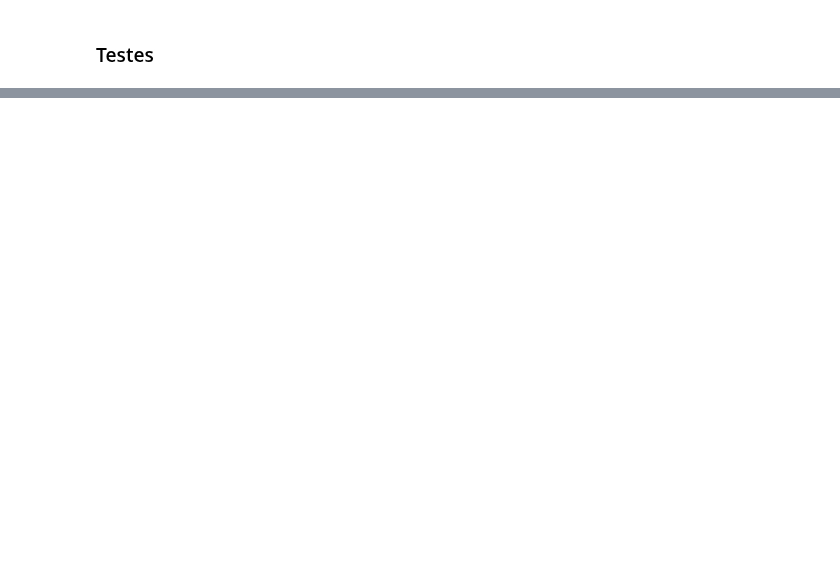
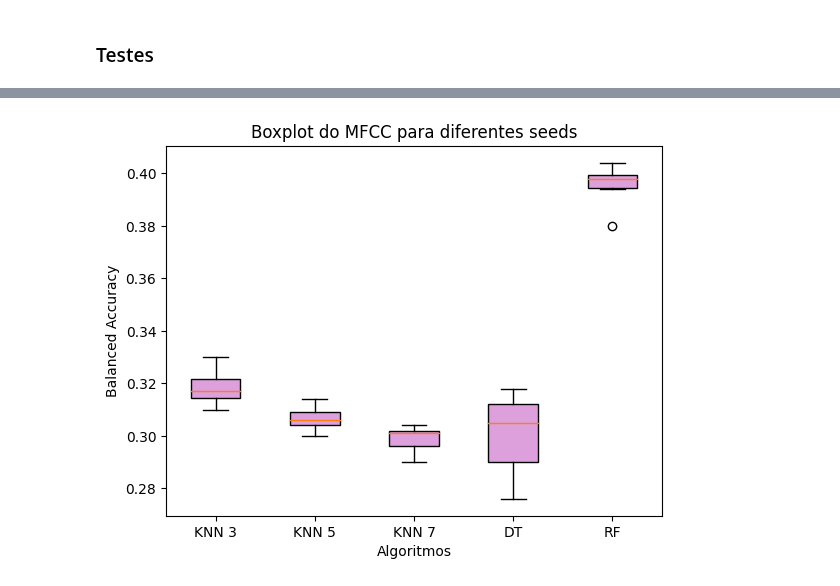
Before and after one commit to andryll/MGR-IC, a Jupyter notebook: codes/MGR.ipynb, the cells around one changed output, grey strips where cells are left out. Drawn from its saved outputs; the diff is of its cells as text; code cells hidden in the pictures; blank space fills up the shorter version.

```diff
--- a/codes/MGR.ipynb
+++ b/codes/MGR.ipynb
@@ -403,15 +297,0 @@ dfmfcc
-# %%
-knnscores3 = []
-knnscores5 = []
-knnscores7 = []
-dtscores = []
-rfscores = []
-seeds = [14, 42, 60, 87, 113, 156, 211, 456, 917, 1001]
-
-for seed in seeds:
-  knnscores3.append(elbowKNN([dfmfcc], n_neigh = 3, seed = seed))
-  knnscores5.append(elbowKNN([dfmfcc], n_neigh = 5, seed = seed))
-  knnscores7.append(elbowKNN([dfmfcc], n_neigh = 7, seed = seed))
-
-  dtscores.append(elbowTree([dfmfcc], seed = seed))
-  rfscores.append(elbowRF([dfmfcc], seed = seed))
@@ -431 +319,24 @@ boxplot.append(rf)
+# %%
+#Plotando o boxplot
+
+boxplot = []
+boxplot.append((np.array(knnscores3).flatten()).tolist())
+boxplot.append((np.array(knnscores5).flatten()).tolist())
+boxplot.append((np.array(knnscores7).flatten()).tolist())
+boxplot.append((np.array(dtscores).flatten()).tolist())
+boxplot.append((np.array(rfscores).flatten()).tolist())
+
+algs = ['KNN 3', 'KNN 5', 'KNN 7', 'DT', 'RF']
+cores= ['red','green','purple','orange','blue']
+box = plt.boxplot(boxplot, labels=algs, patch_artist=True,
+            boxprops=dict(facecolor='plum', color='black'))
+
+plt.title('Boxplot do MFCC para diferentes seeds')
+plt.xlabel('Algoritmos')
+plt.ylabel('Balanced Accuracy')
+
+plt.savefig('mfcc.pdf')
+plt.show()
+# %% [output]
+[figure, added]
 # %%
```
Also changed, not shown: parts of 29 cells of this notebook.
